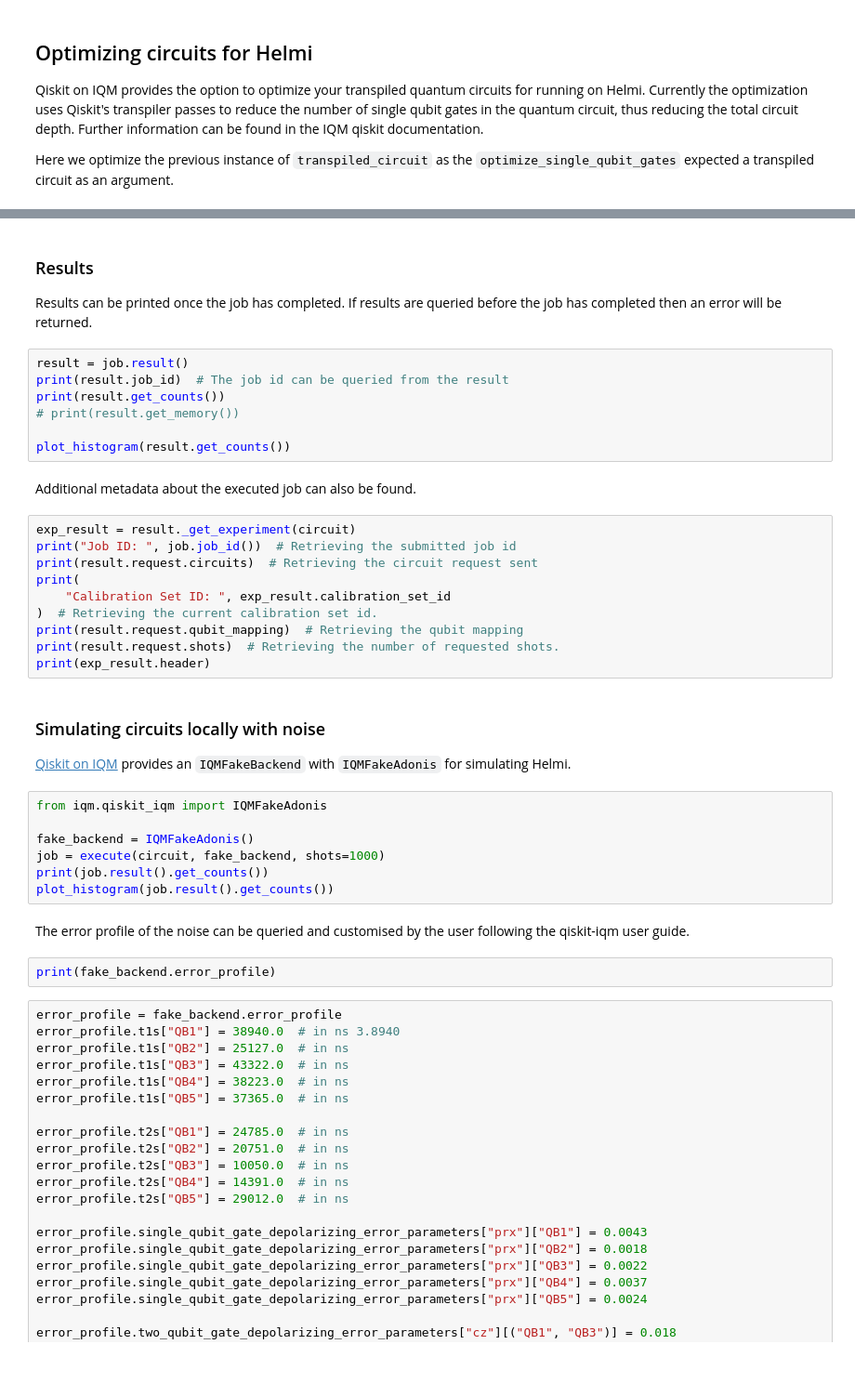
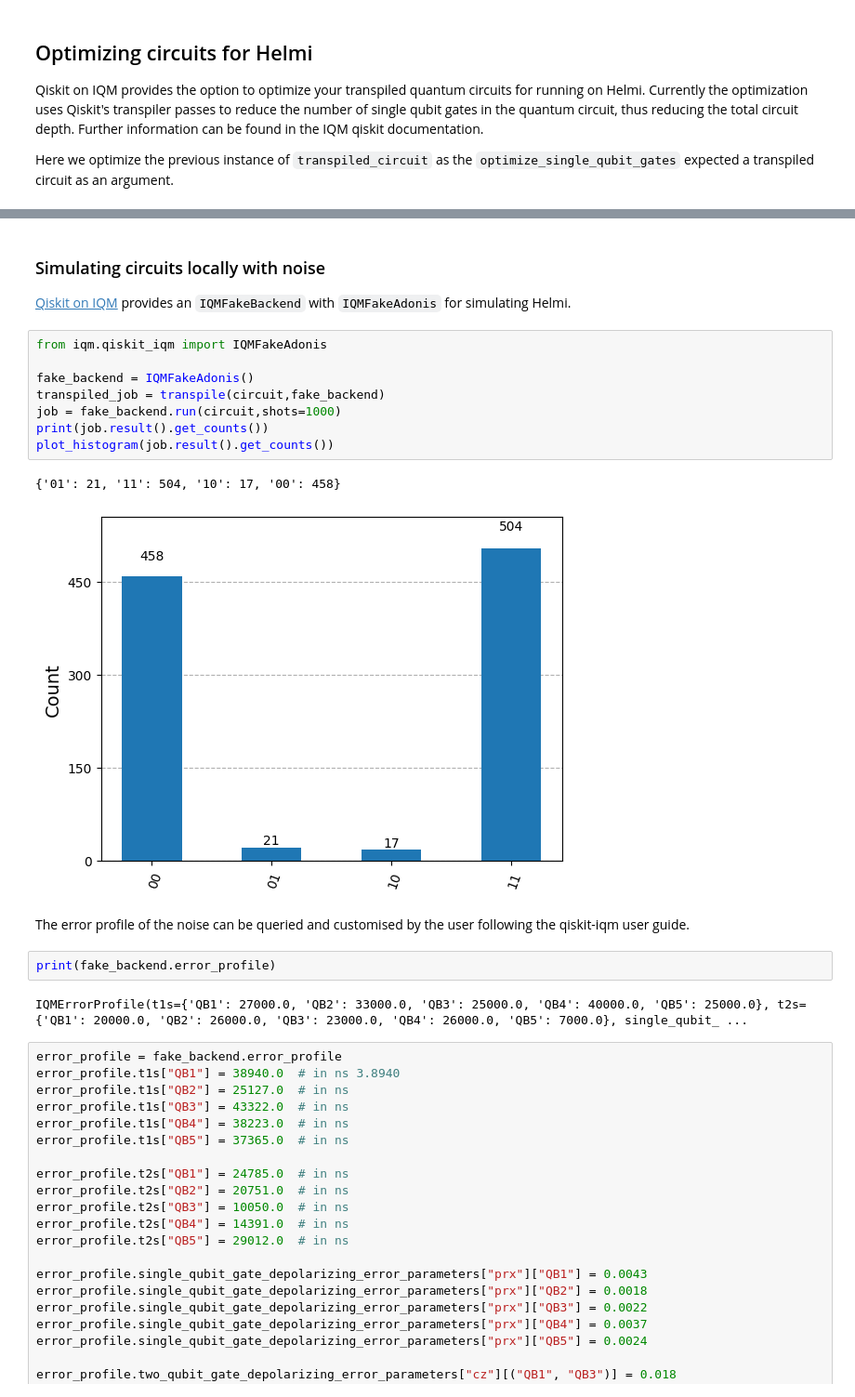
Before and after one commit to vttresearch/quantum-computer-documentation, a Jupyter notebook: docs/examples/intro-to-helmi-qiskit.ipynb, the cells around one changed output, grey strips where cells are left out. Shown at 93% size. Saved outputs shown, nothing was run; the diff lists cells and outputs as text; blank space fills up the shorter version.

```diff
--- a/docs/examples/intro-to-helmi-qiskit.ipynb
+++ b/docs/examples/intro-to-helmi-qiskit.ipynb
@@ -171,26 +187,3 @@ circuit_optimized.draw("mpl")
-# %% [markdown]
-### Results
-
-Results can be printed once the job has completed. If results are queried before the job has completed then an error will be returned.
-# %%
-result = job.result()
-print(result.job_id)  # The job id can be queried from the result
-print(result.get_counts())
-# print(result.get_memory())
-
-plot_histogram(result.get_counts())
-# %% [markdown]
-Additional metadata about the executed job can also be found.
-# %%
-exp_result = result._get_experiment(circuit)
-print("Job ID: ", job.job_id())  # Retrieving the submitted job id
-print(result.request.circuits)  # Retrieving the circuit request sent
-print(
-    "Calibration Set ID: ", exp_result.calibration_set_id
-)  # Retrieving the current calibration set id.
-print(result.request.qubit_mapping)  # Retrieving the qubit mapping
-print(result.request.shots)  # Retrieving the number of requested shots.
-print(exp_result.header)
 # %% [markdown]
 ### Simulating circuits locally with noise
 
@@ -198,14 +191,20 @@ print(exp_result.header)
 # %%
 from iqm.qiskit_iqm import IQMFakeAdonis
 
 fake_backend = IQMFakeAdonis()
-job = execute(circuit, fake_backend, shots=1000)
+transpiled_job = transpile(circuit,fake_backend)
+job = fake_backend.run(circuit,shots=1000)
 print(job.result().get_counts())
 plot_histogram(job.result().get_counts())
+# %% [output]
+{'01': 21, '11': 504, '10': 17, '00': 458}
+[figure, added]
 # %% [markdown]
 The error profile of the noise can be queried and customised by the user following the qiskit-iqm user guide.
 # %%
 print(fake_backend.error_profile)
+# %% [output]
+IQMErrorProfile(t1s={'QB1': 27000.0, 'QB2': 33000.0, 'QB3': 25000.0, 'QB4': 40000.0, 'QB5': 25000.0}, t2s={'QB1': 20000.0, 'QB2': 26000.0, 'QB3': 23000.0, 'QB4': 26000.0, 'QB5': 7000.0}, single_qubit_ ...
 # %%
 error_profile = fake_backend.error_profile
 error_profile.t1s["QB1"] = 38940.0  # in ns 3.8940
```
Also changed, not shown: parts of 24 cells of this notebook.
